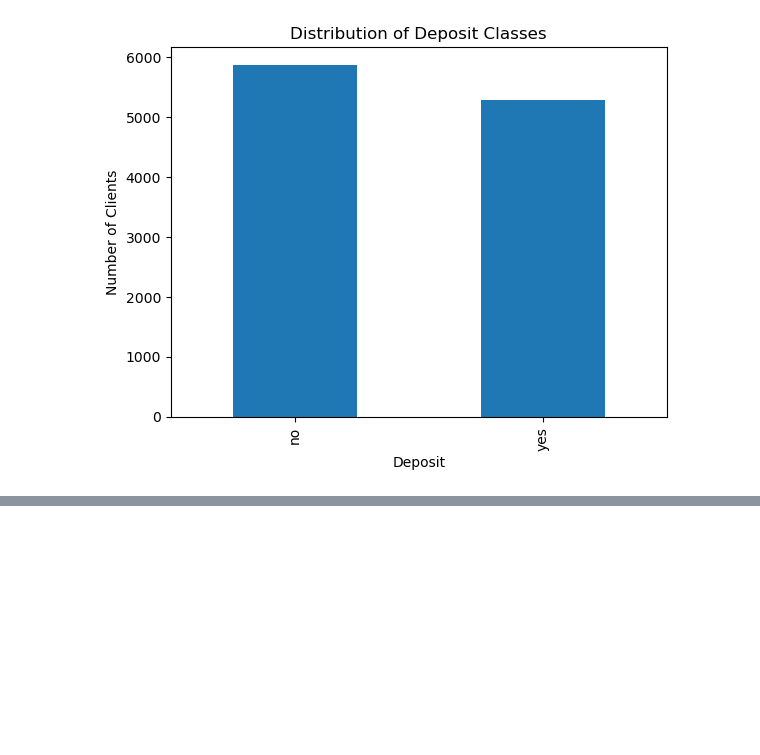
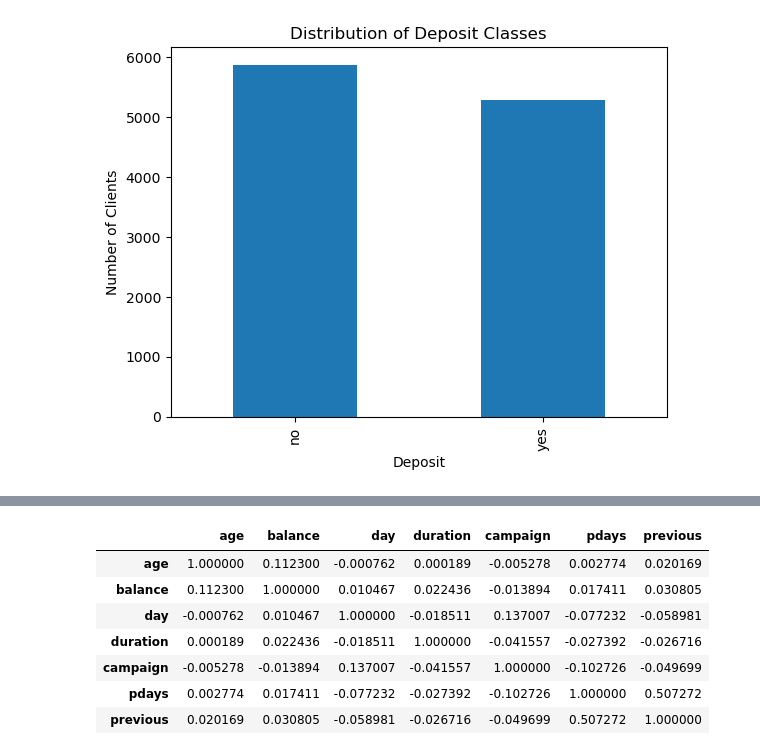
Before and after one commit to erze-haziri/bank-term-deposit-prediction, a Jupyter notebook: bank_term_deposit_analysis.ipynb, the cells around one changed output, grey strips where cells are left out. Saved outputs shown, nothing was run; the diff lists cells and outputs as text; code cells hidden in the pictures; blank space fills up the shorter version.

```diff
--- a/bank_term_deposit_analysis.ipynb
+++ b/bank_term_deposit_analysis.ipynb
@@ -116,0 +162,12 @@ plt.show()
+# %%
+correlation_matrix = df[numeric_columns].corr()
+correlation_matrix
+# %% [output]
+|  | age | balance | day | duration | campaign | pdays | previous |
+| age | 1.000000 | 0.112300 | -0.000762 | 0.000189 | -0.005278 | 0.002774 | 0.020169 |
+| balance | 0.112300 | 1.000000 | 0.010467 | 0.022436 | -0.013894 | 0.017411 | 0.030805 |
+| day | -0.000762 | 0.010467 | 1.000000 | -0.018511 | 0.137007 | -0.077232 | -0.058981 |
+| duration | 0.000189 | 0.022436 | -0.018511 | 1.000000 | -0.041557 | -0.027392 | -0.026716 |
+| campaign | -0.005278 | -0.013894 | 0.137007 | -0.041557 | 1.000000 | -0.102726 | -0.049699 |
+| pdays | 0.002774 | 0.017411 | -0.077232 | -0.027392 | -0.102726 | 1.000000 | 0.507272 |
+| previous | 0.020169 | 0.030805 | -0.058981 | -0.026716 | -0.049699 | 0.507272 | 1.000000 |
```
Also changed, not shown: parts of 8 cells of this notebook.
